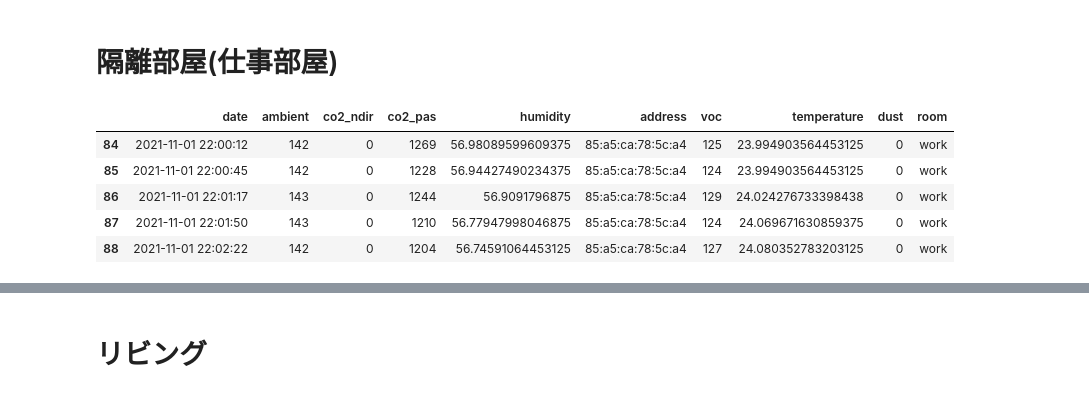
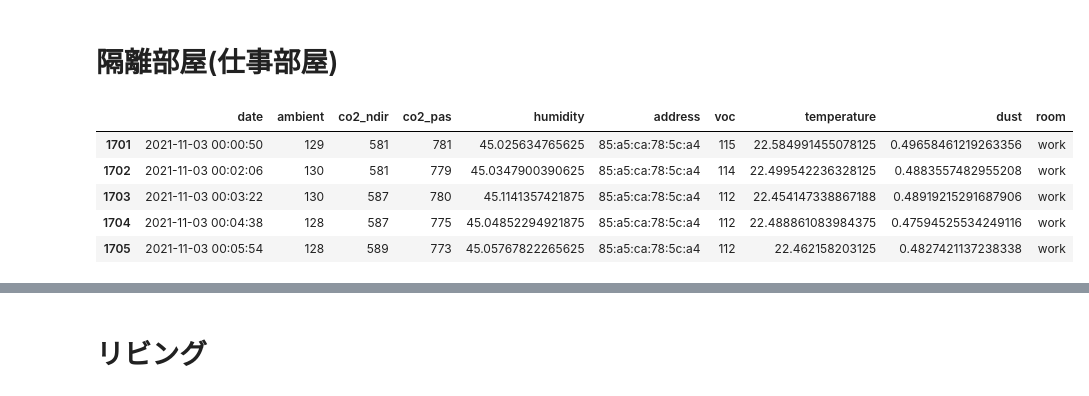
Before and after one commit to dkhmd/quarantine_helper, a Jupyter notebook: cloud/ml/env_model.ipynb, the cells around one changed output, grey strips where cells are left out. Cells and saved outputs as stored; diff of their text form; code cells hidden in the pictures.

```diff
--- a/cloud/ml/env_model.ipynb
+++ b/cloud/ml/env_model.ipynb
@@ -52,15 +67,15 @@ def show_graph(df):
 # 隔離部屋(仕事部屋)
 # %%
 df_work = df[df['room'] == 'work']
-df_work = df[df['date'] > '2021-11-01 22:00:00']
+df_work = df[df['date'] >= '2021-11-03 00:00:00']
 df_work.head()
 # %% [output]
 |  | date | ambient | co2_ndir | co2_pas | humidity | address | voc | temperature | dust | room |
-| 84 | 2021-11-01 22:00:12 | 142 | 0 | 1269 | 56.98089599609375 | 85:a5:ca:78:5c:a4 | 125 | 23.994903564453125 | 0 | work |
-| 85 | 2021-11-01 22:00:45 | 142 | 0 | 1228 | 56.94427490234375 | 85:a5:ca:78:5c:a4 | 124 | 23.994903564453125 | 0 | work |
-| 86 | 2021-11-01 22:01:17 | 143 | 0 | 1244 | 56.9091796875 | 85:a5:ca:78:5c:a4 | 129 | 24.024276733398438 | 0 | work |
-| 87 | 2021-11-01 22:01:50 | 143 | 0 | 1210 | 56.77947998046875 | 85:a5:ca:78:5c:a4 | 124 | 24.069671630859375 | 0 | work |
-| 88 | 2021-11-01 22:02:22 | 142 | 0 | 1204 | 56.74591064453125 | 85:a5:ca:78:5c:a4 | 127 | 24.080352783203125 | 0 | work |
+| 1701 | 2021-11-03 00:00:50 | 129 | 581 | 781 | 45.025634765625 | 85:a5:ca:78:5c:a4 | 115 | 22.584991455078125 | 0.49658461219263356 | work |
+| 1702 | 2021-11-03 00:02:06 | 130 | 581 | 779 | 45.0347900390625 | 85:a5:ca:78:5c:a4 | 114 | 22.499542236328125 | 0.4883557482955208 | work |
+| 1703 | 2021-11-03 00:03:22 | 130 | 587 | 780 | 45.1141357421875 | 85:a5:ca:78:5c:a4 | 112 | 22.454147338867188 | 0.48919215291687906 | work |
+| 1704 | 2021-11-03 00:04:38 | 128 | 587 | 775 | 45.04852294921875 | 85:a5:ca:78:5c:a4 | 112 | 22.488861083984375 | 0.47594525534249116 | work |
+| 1705 | 2021-11-03 00:05:54 | 128 | 589 | 773 | 45.05767822265625 | 85:a5:ca:78:5c:a4 | 112 | 22.462158203125 | 0.4827421137238338 | work |
 # %%
 show_graph(df_work)
 # %% [output]
```
Also changed, not shown: parts of 2 cells of this notebook.
